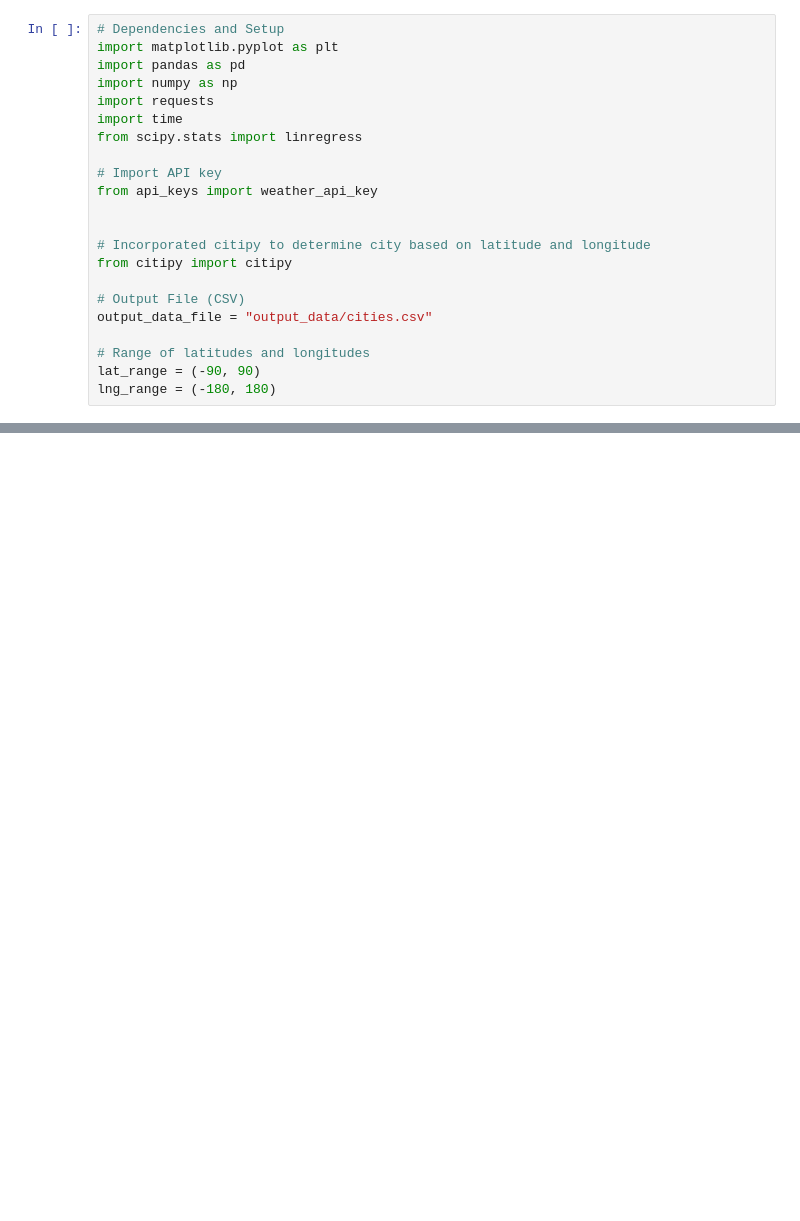
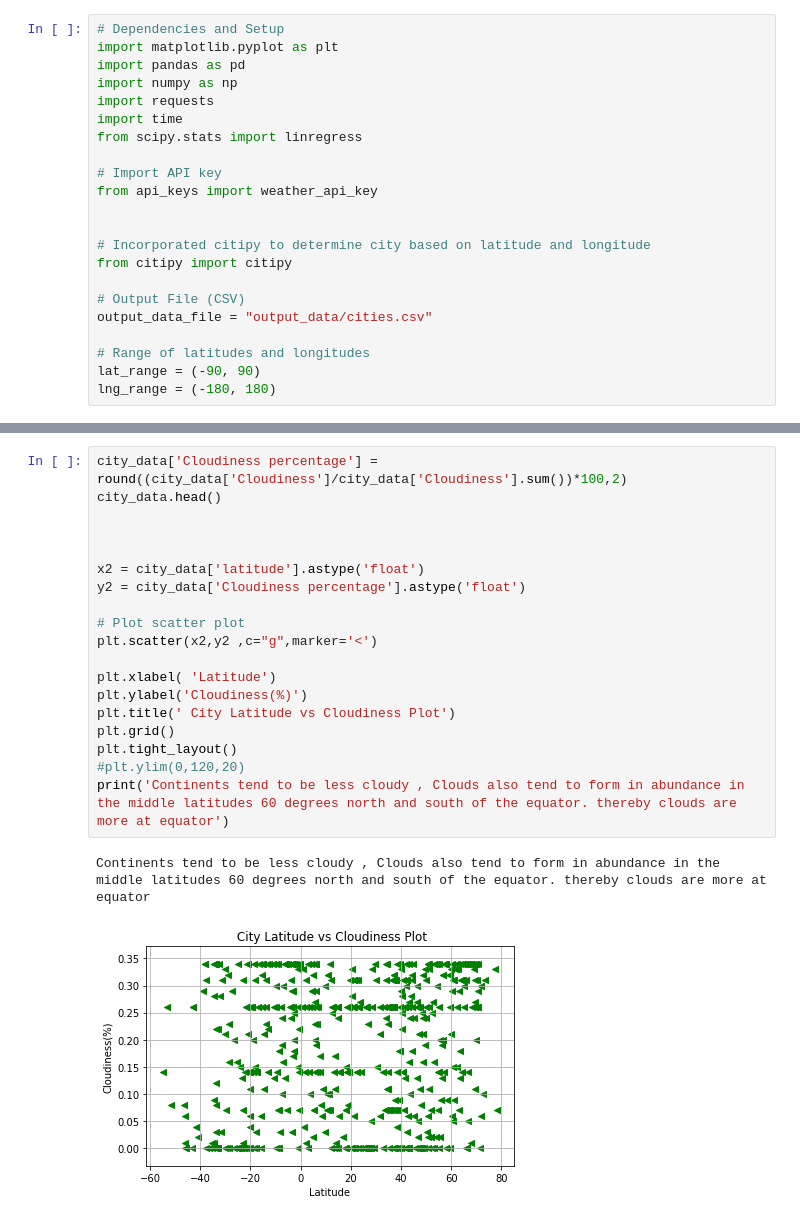
Before and after one commit to kameswari609/python-api-challenge, a Jupyter notebook: WeatherPy.ipynb, the cells around one changed output, grey strips where cells are left out. Cells and saved outputs as stored; diff of their text form; blank space fills up the shorter version.

```diff
--- a/WeatherPy.ipynb
+++ b/WeatherPy.ipynb
@@ -153,0 +233,22 @@ cities
+# %%
+city_data['Cloudiness percentage'] = round((city_data['Cloudiness']/city_data['Cloudiness'].sum())*100,2)
+city_data.head()
+
+
+
+x2 = city_data['latitude'].astype('float')
+y2 = city_data['Cloudiness percentage'].astype('float')
+
+# Plot scatter plot
+plt.scatter(x2,y2 ,c="g",marker='<')
+
+plt.xlabel( 'Latitude')
+plt.ylabel('Cloudiness(%)')
+plt.title(' City Latitude vs Cloudiness Plot')
+plt.grid()
+plt.tight_layout()
+#plt.ylim(0,120,20)
+print('Continents tend to be less cloudy , Clouds also tend to form in abundance in the middle latitudes 60 degrees north and south of the equator. thereby clouds are more at equator')
+# %% [output]
+Continents tend to be less cloudy , Clouds also tend to form in abundance in the middle latitudes 60 degrees north and south of the equator. thereby clouds are more at equator
+[figure, added]
```
Also changed, not shown: parts of 20 cells of this notebook, 5 other files.
